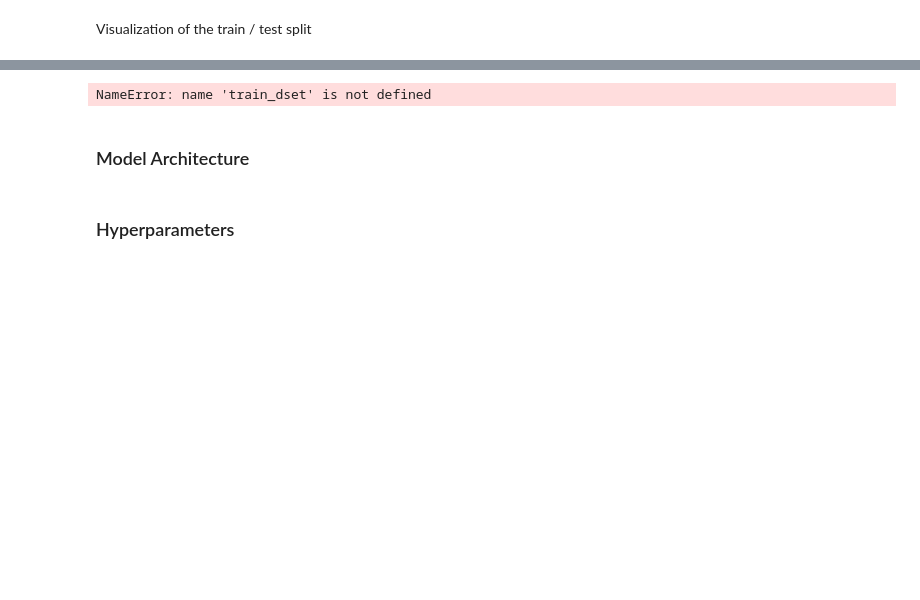
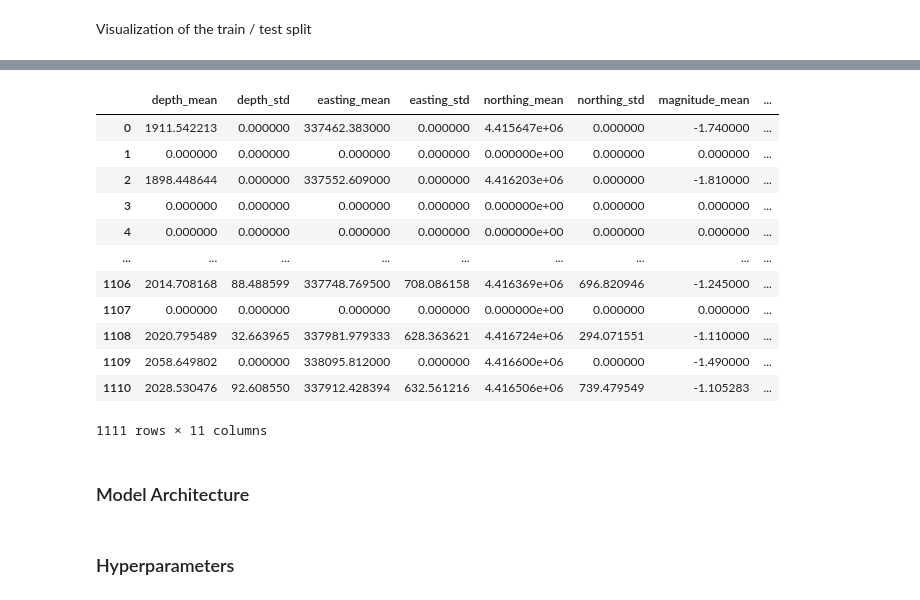
Before and after one commit to hanxiaokaka/Induced_seismic, a Jupyter notebook: notebooks/scinet/002. SCINet decatur.ipynb, the cells around one changed output, grey strips where cells are left out. Drawn from its saved outputs; the diff is of its cells as text; code cells hidden in the pictures; blank space fills up the shorter version.

```diff
--- a/notebooks/scinet/002. SCINet decatur.ipynb
+++ b/notebooks/scinet/002. SCINet decatur.ipynb
@@ -180,7 +67,19 @@ NameError: name 'input_len' is not defined
-# %%
-len(train_dset.X)
-# %% [output]
-NameError: name 'train_dset' is not defined
+# %%
+features
+# %% [output]
+|  | depth_mean | depth_std | easting_mean | easting_std | northing_mean | northing_std | magnitude_mean | ... |
+| 0 | 1911.542213 | 0.000000 | 337462.383000 | 0.000000 | 4.415647e+06 | 0.000000 | -1.740000 | ... |
+| 1 | 0.000000 | 0.000000 | 0.000000 | 0.000000 | 0.000000e+00 | 0.000000 | 0.000000 | ... |
+| 2 | 1898.448644 | 0.000000 | 337552.609000 | 0.000000 | 4.416203e+06 | 0.000000 | -1.810000 | ... |
+| 3 | 0.000000 | 0.000000 | 0.000000 | 0.000000 | 0.000000e+00 | 0.000000 | 0.000000 | ... |
+| 4 | 0.000000 | 0.000000 | 0.000000 | 0.000000 | 0.000000e+00 | 0.000000 | 0.000000 | ... |
+| ... | ... | ... | ... | ... | ... | ... | ... | ... |
+| 1106 | 2014.708168 | 88.488599 | 337748.769500 | 708.086158 | 4.416369e+06 | 696.820946 | -1.245000 | ... |
+| 1107 | 0.000000 | 0.000000 | 0.000000 | 0.000000 | 0.000000e+00 | 0.000000 | 0.000000 | ... |
+| 1108 | 2020.795489 | 32.663965 | 337981.979333 | 628.363621 | 4.416724e+06 | 294.071551 | -1.110000 | ... |
+| 1109 | 2058.649802 | 0.000000 | 338095.812000 | 0.000000 | 4.416600e+06 | 0.000000 | -1.490000 | ... |
+| 1110 | 2028.530476 | 92.608550 | 337912.428394 | 632.561216 | 4.416506e+06 | 739.479549 | -1.105283 | ... |
+1111 rows × 11 columns
 # %% [markdown]
 ### Model Architecture
 # %%
```
Also changed, not shown: parts of 29 cells of this notebook, 1 other file.
